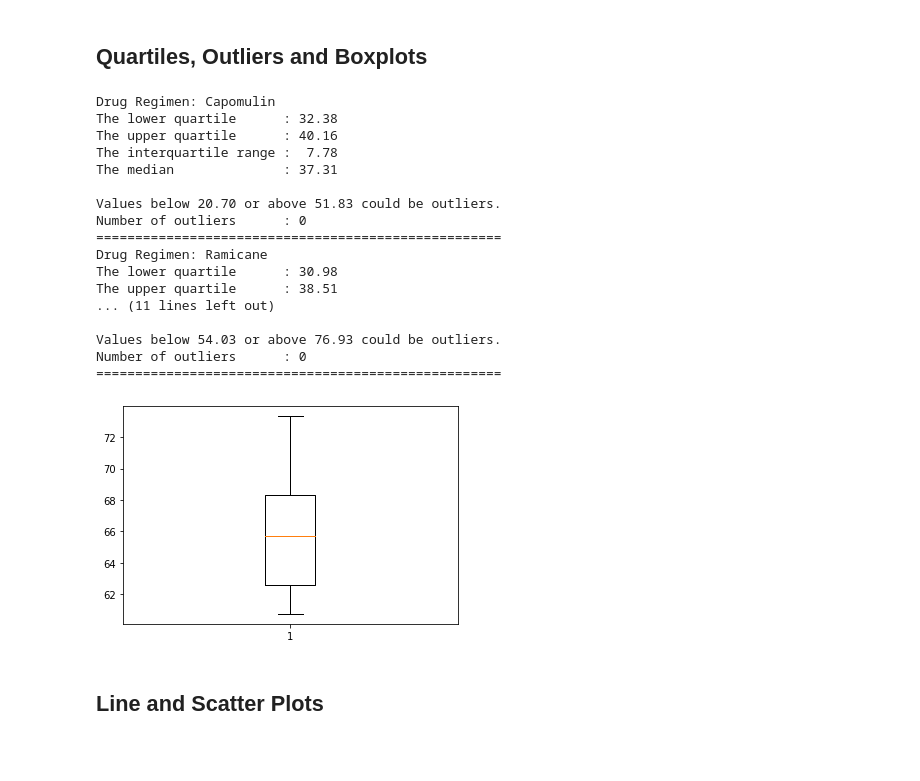
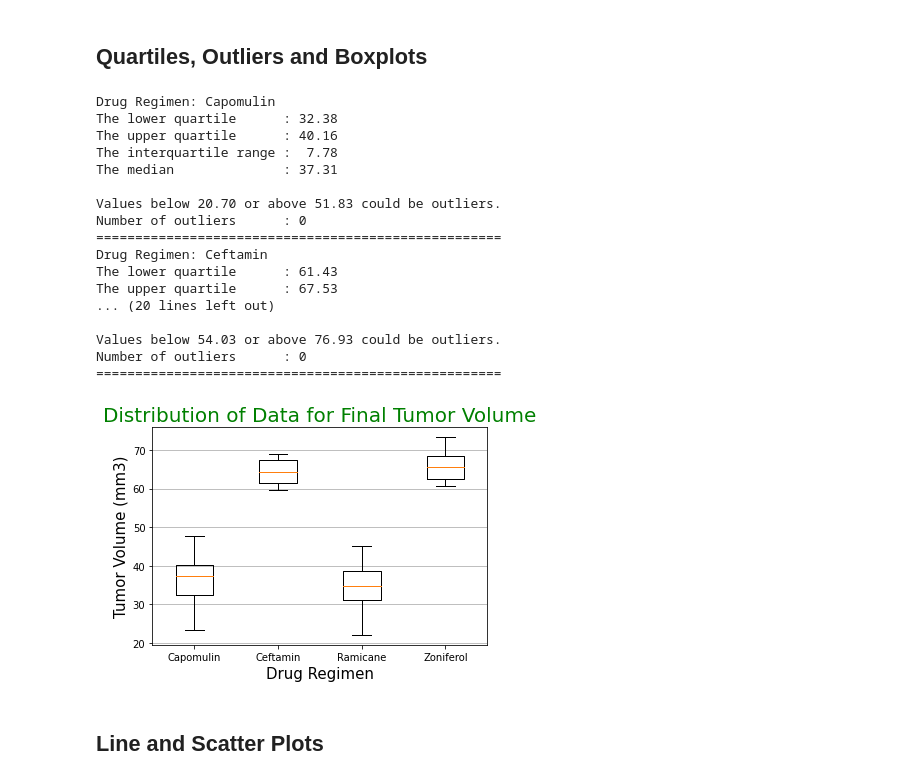
Before and after one commit to githotirado/matplotlib-challenge, a Jupyter notebook: pymaceuticals_starter.bakq.ipynb, the cells around one changed output. Saved outputs shown, nothing was run; the diff lists cells and outputs as text; code cells hidden in the pictures; blank space fills up the shorter version.

```diff
--- a/pymaceuticals_starter.bakq.ipynb
+++ b/pymaceuticals_starter.bakq.ipynb
@@ -153,8 +184,8 @@ plt.show()
 ## Quartiles, Outliers and Boxplots
 # %%
 # Calculate the final tumor volume of each mouse across four of the most promising treatment regimens. Calculate the IQR and quantitatively determine if there are any potential outliers.
+promising_regimens=["Capomulin", "Ceftamin", "Ramicane", "Zoniferol"]
 max_timepoint=max(combined_study_df["Timepoint"])
-promising_regimens=["Capomulin","Ramicane", "Zoniferol"]
 
 # Initialize dictionary that will save each regimen dataframe
 final_vols_dict = {}
@@ -199,21 +230,26 @@ The median              : 37.31
 Values below 20.70 or above 51.83 could be outliers.
 Number of outliers      : 0
 ====================================================
-Drug Regimen: Ramicane
-The lower quartile      : 30.98
-The upper quartile      : 38.51
-... (11 lines left out)
+Drug Regimen: Ceftamin
+The lower quartile      : 61.43
+The upper quartile      : 67.53
+... (20 lines left out)
 
 Values below 54.03 or above 76.93 could be outliers.
 Number of outliers      : 0
 ====================================================
 # %%
 # Generate a box plot of the final tumor volume of each mouse across four regimens of interest
-plt.boxplot(x=final_vols_dict["Zoniferol"])
+tumor_vol_data = [final_vols_dict[x] for x in promising_regimens]
+plt.boxplot(x=tumor_vol_data, labels=promising_regimens)
+plt.title("Distribution of Data for Final Tumor Volume", fontsize=20, color="green")
+plt.xlabel("Drug Regimen", fontsize=15)
+plt.ylabel("Tumor Volume (mm3)", fontsize=15)
 plt.ylim=(0,100)
+plt.grid(axis="y")
 plt.show()
 # %% [output]
-[figure, old version]
+[figure, new version]
 # %% [markdown]
 ## Line and Scatter Plots
 # %%
```
Also changed, not shown: parts of 10 cells of this notebook, 1 other file.
